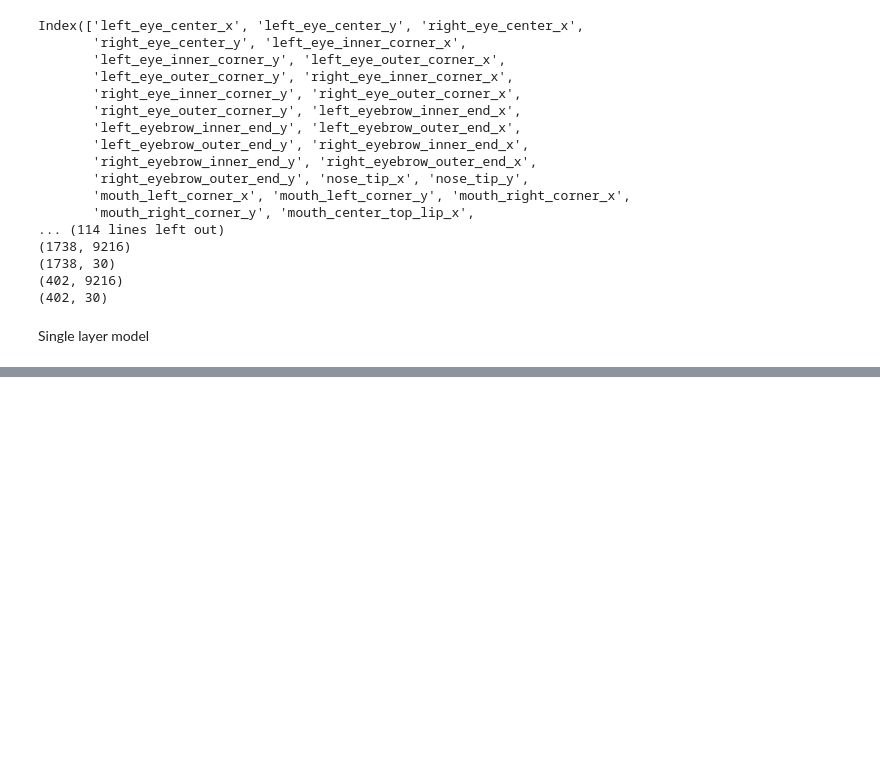
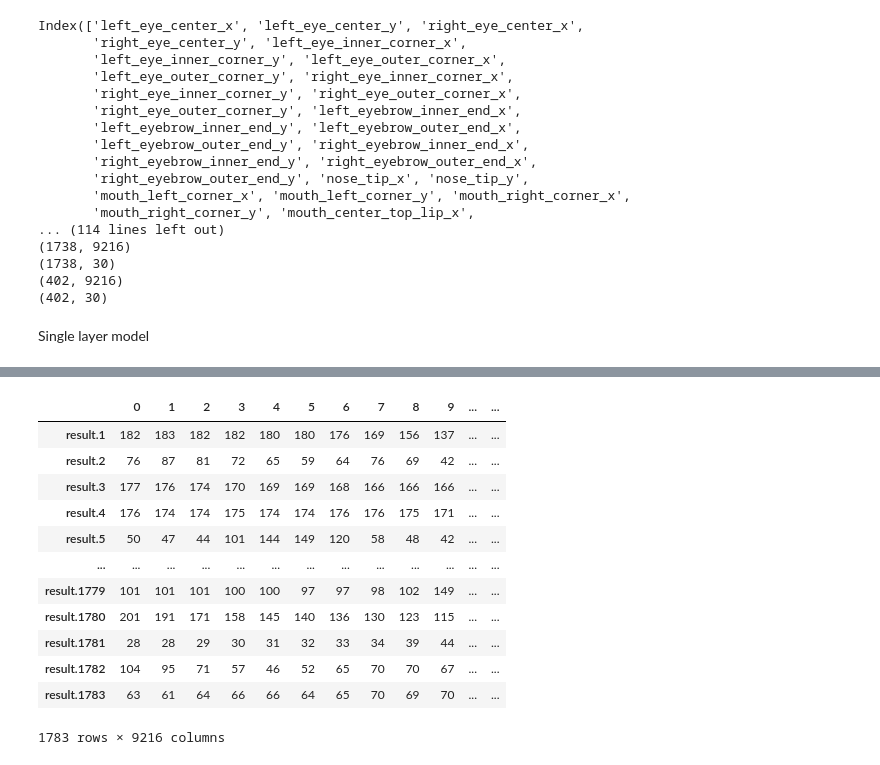
Before and after one commit to lmarieta/FaceRecognition, a Jupyter notebook: Face_recognition.ipynb, the cells around one changed output, grey strips where cells are left out. Cells and saved outputs as stored; diff of their text form; code cells hidden in the pictures; blank space fills up the shorter version.

```diff
--- a/Face_recognition.ipynb
+++ b/Face_recognition.ipynb
@@ -185,0 +210,16 @@ Name: result.5, Length: 9216, dtype: int32
+# %%
+df['im_submission']
+# %% [output]
+|  | 0 | 1 | 2 | 3 | 4 | 5 | 6 | 7 | 8 | 9 | ... | ... |
+| result.1 | 182 | 183 | 182 | 182 | 180 | 180 | 176 | 169 | 156 | 137 | ... | ... |
+| result.2 | 76 | 87 | 81 | 72 | 65 | 59 | 64 | 76 | 69 | 42 | ... | ... |
+| result.3 | 177 | 176 | 174 | 170 | 169 | 169 | 168 | 166 | 166 | 166 | ... | ... |
+| result.4 | 176 | 174 | 174 | 175 | 174 | 174 | 176 | 176 | 175 | 171 | ... | ... |
+| result.5 | 50 | 47 | 44 | 101 | 144 | 149 | 120 | 58 | 48 | 42 | ... | ... |
+| ... | ... | ... | ... | ... | ... | ... | ... | ... | ... | ... | ... | ... |
+| result.1779 | 101 | 101 | 101 | 100 | 100 | 97 | 97 | 98 | 102 | 149 | ... | ... |
+| result.1780 | 201 | 191 | 171 | 158 | 145 | 140 | 136 | 130 | 123 | 115 | ... | ... |
+| result.1781 | 28 | 28 | 29 | 30 | 31 | 32 | 33 | 34 | 39 | 44 | ... | ... |
+| result.1782 | 104 | 95 | 71 | 57 | 46 | 52 | 65 | 70 | 70 | 67 | ... | ... |
+| result.1783 | 63 | 61 | 64 | 66 | 66 | 64 | 65 | 70 | 69 | 70 | ... | ... |
+1783 rows × 9216 columns
```
Also changed, not shown: parts of 11 cells of this notebook.
